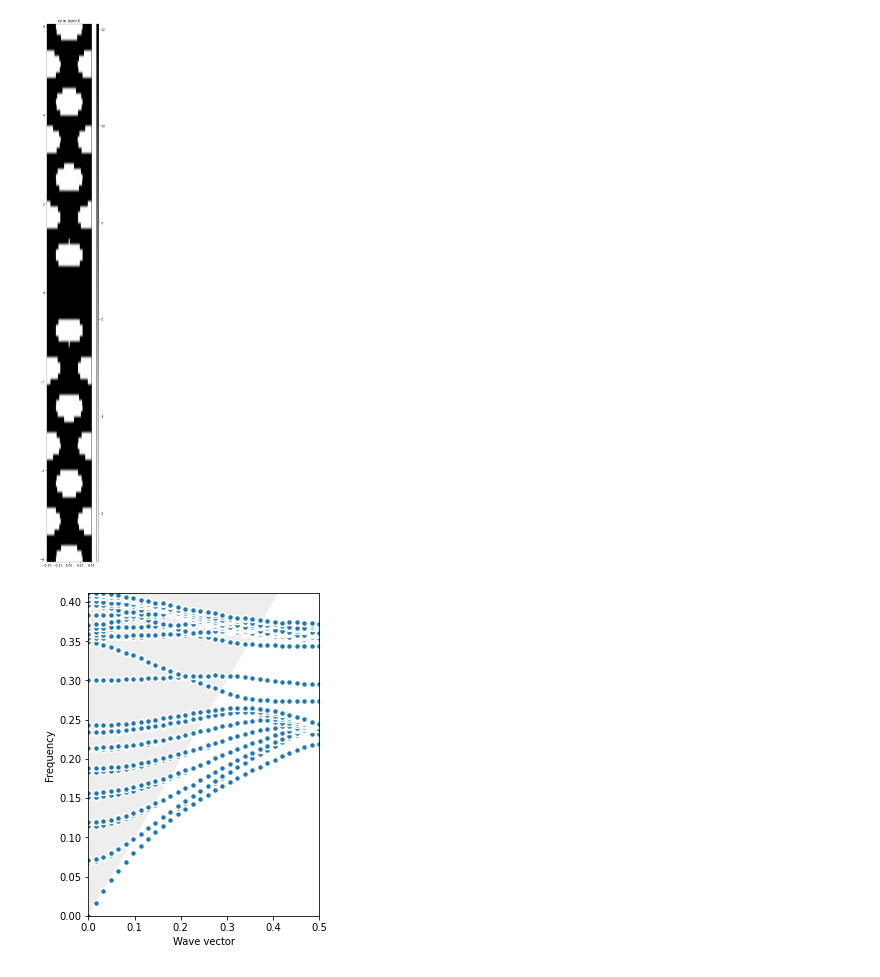
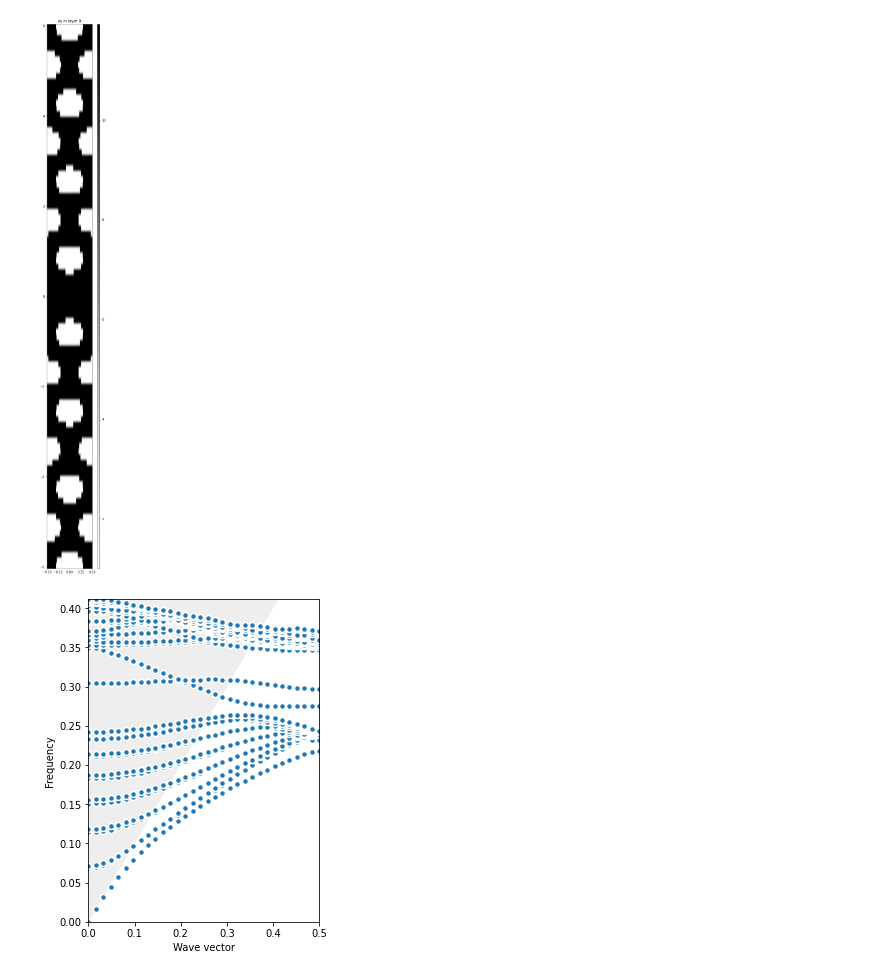
Before and after one commit to quantumbrownie/honoursLegume, a Jupyter notebook: Test 1.ipynb, the cells around one changed output. Drawn from its saved outputs; the diff is of its cells as text; code cells hidden in the pictures.

```diff
--- a/Test 1.ipynb
+++ b/Test 1.ipynb
@@ -14,10 +14,12 @@ from legume.minimize import Minimize
 %autoreload 2
 # %%
 # PhC parameters
-ra = 0.5*256/420     # hole radius
-eps_b = 3.48**2         # background permittivity
+a = 420
+ra = 0.5*256/a       # hole radius
+eps_b = 3.453**2      # slab permittivity (n ~= 3.453 at low temp, n = 3.48 at room temp)
+#eps_b = 11.7
 eps_c = 1            # hole permittivity
-d = 210/420          # slab thickness
+d = 220/420          # slab thickness
 
 # plane-wave expansion parameters
 gmax = 2     # truncation of the plane-wave basis
@@ -25,7 +27,7 @@ Ny = 14      # Number of rows in the y-direction
 Ny_opt = 3   # Number of rows in which the pillars will be modified
 Nx = 1       # Supercell size in the x-direction
 
-W = 0.98     # Waveguide Width
+W = 0.94     # Waveguide Width (0.98 in Zhuang)
 
 # Initialize a rectangular lattice
 lattice = Lattice([Nx, 0], [0, (Ny+W-1)*np.sqrt(3)/2])
@@ -85,27 +87,29 @@ dr0 = np.zeros((Nx*2*Ny_opt, ))
 phc0 = wg_sc(dx0, dy0, dr0)
 legume.viz.structure(phc0, xz=False, xy=True, figsize=3)
 # %% [output]
-[figure, old version]
+[figure, new version]
 # %%
-# Define a BZ path in kx and run the PWE
-path = phc0.lattice.bz_path([[0, 0], np.array([np.pi/Nx, 0])], [31])
+nk = 31
+
+# Define a BZ path in kx
+path = phc0.lattice.bz_path([[0, 0], np.array([np.pi/Nx, 0])], [nk])
 #pwe0.run(kpoints=path['kpoints'], pol='tm', numeig = 150)
 
 neig = 30
 
 # Initialize GME
 gme = legume.GuidedModeExp(phc0, gmax=gmax)
 
 # Set some of the running options
 options = {'gmode_inds': [0],
            'numeig': neig,
            'verbose': False
             }
 
 # Run the simulation
 gme.run(kpoints=path['kpoints'], **options)
 
 # Visualize the bands
 ax = legume.viz.bands(gme, Q=False)
 # %% [output]
-[figure, old version]
+[figure, new version]
```
Also changed, not shown: parts of 6 cells of this notebook.
